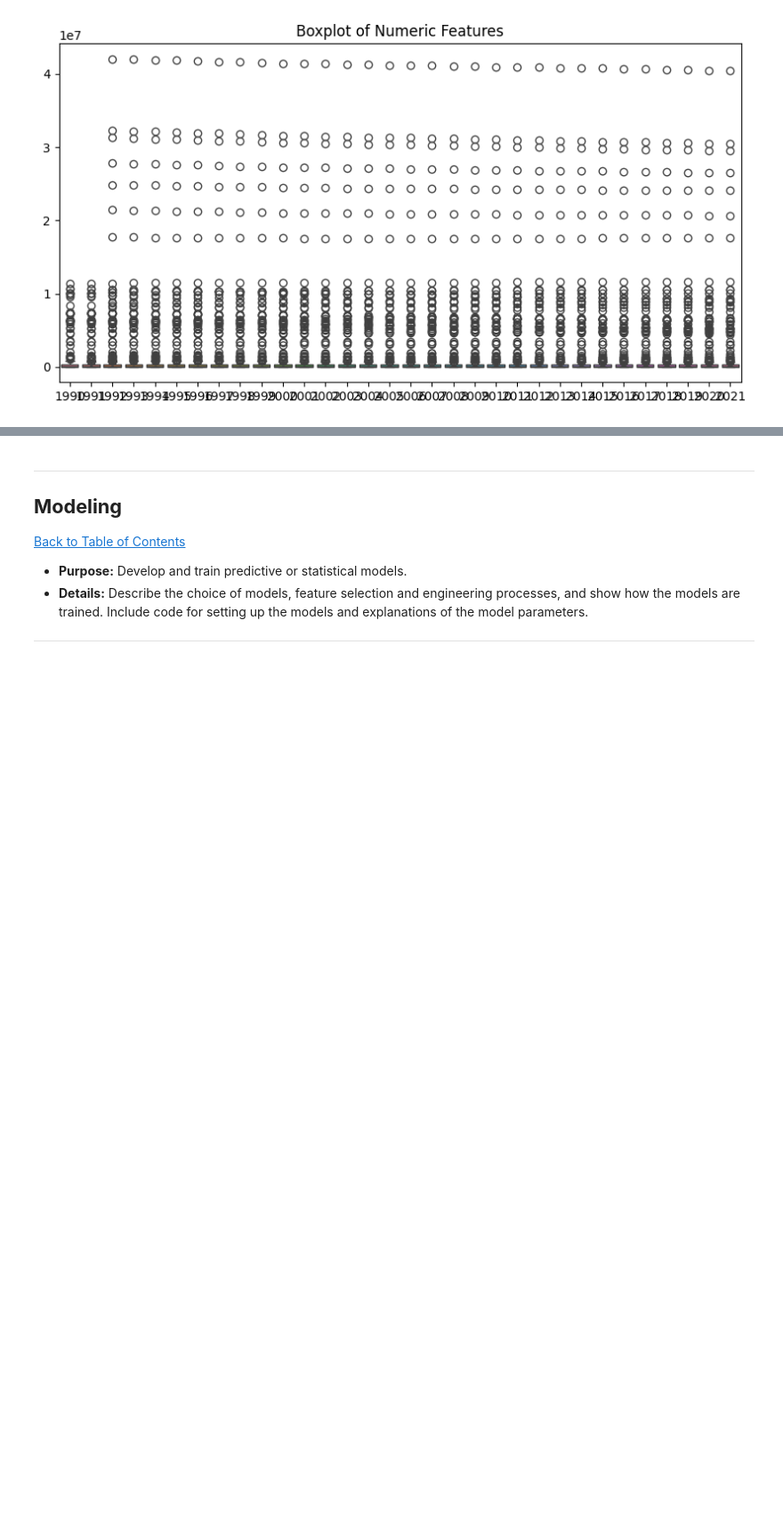
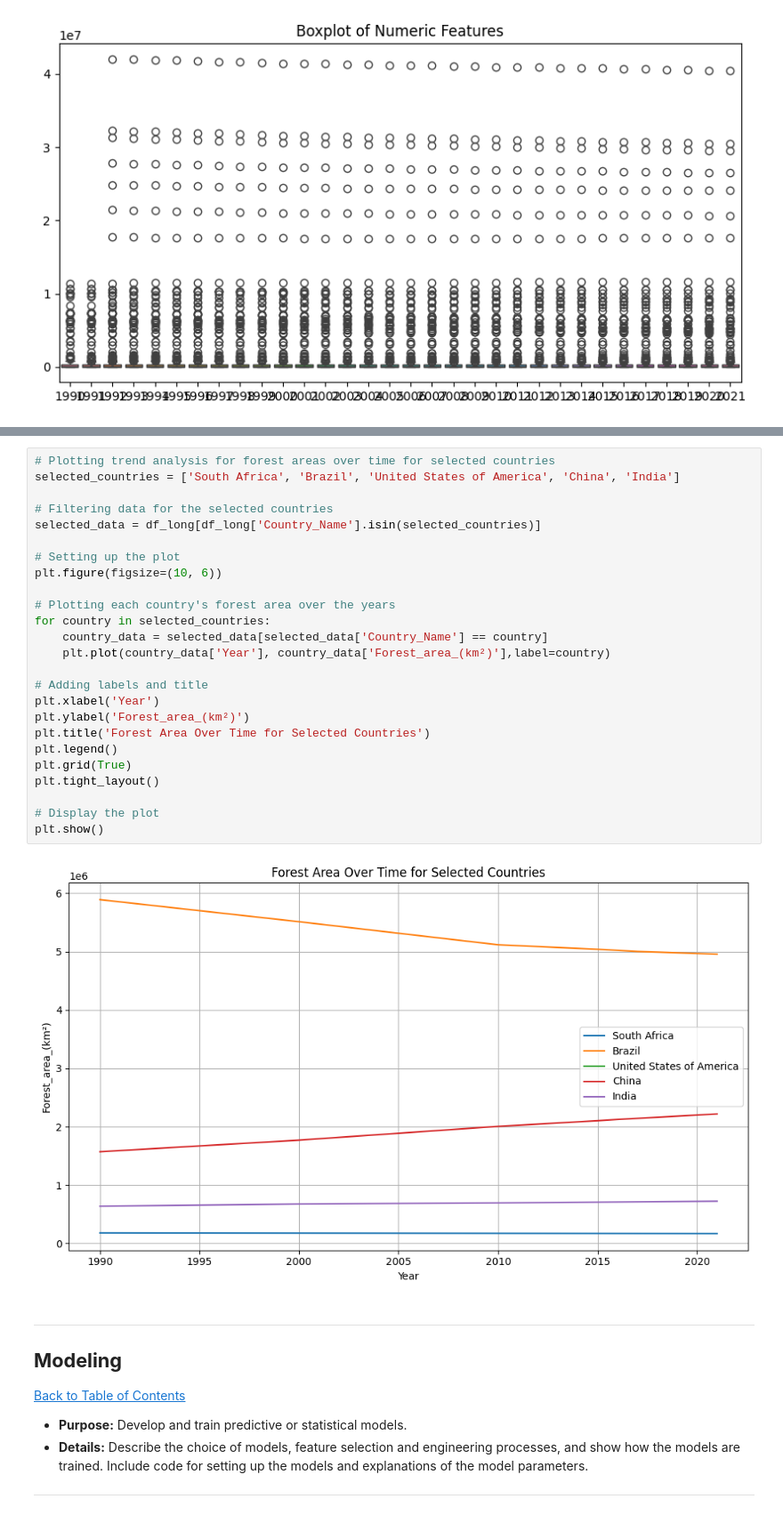
Before and after one commit to Ntembeko-Ngwane/QCTO-Workplace_Module_Global_Deforestation, a Jupyter notebook: QCTO---Global_Deforestation-Notebook.ipynb, the cells around one changed output, grey strips where cells are left out. Shown: that part at 89% size. Saved outputs shown, nothing was run; the diff lists cells and outputs as text; blank space fills up the shorter version.

```diff
--- a/QCTO---Global_Deforestation-Notebook.ipynb
+++ b/QCTO---Global_Deforestation-Notebook.ipynb
@@ -258,3 +337,30 @@ plt.show()
+# %%
+# Plotting trend analysis for forest areas over time for selected countries
+selected_countries = ['South Africa', 'Brazil', 'United States of America', 'China', 'India']
+
+# Filtering data for the selected countries
+selected_data = df_long[df_long['Country_Name'].isin(selected_countries)]
+
+# Setting up the plot
+plt.figure(figsize=(10, 6))
+
+# Plotting each country's forest area over the years
+for country in selected_countries:
+    country_data = selected_data[selected_data['Country_Name'] == country]
+    plt.plot(country_data['Year'], country_data['Forest_area_(km²)'],label=country)
+
+# Adding labels and title
+plt.xlabel('Year')
+plt.ylabel('Forest_area_(km²)')
+plt.title('Forest Area Over Time for Selected Countries')
+plt.legend()
+plt.grid(True)
+plt.tight_layout()
+
+# Display the plot
+plt.show()
+# %% [output]
+[figure, added]
 # %% [markdown]
 ---
 <a href=#six></a>
```
Also changed, not shown: parts of 9 cells of this notebook.
